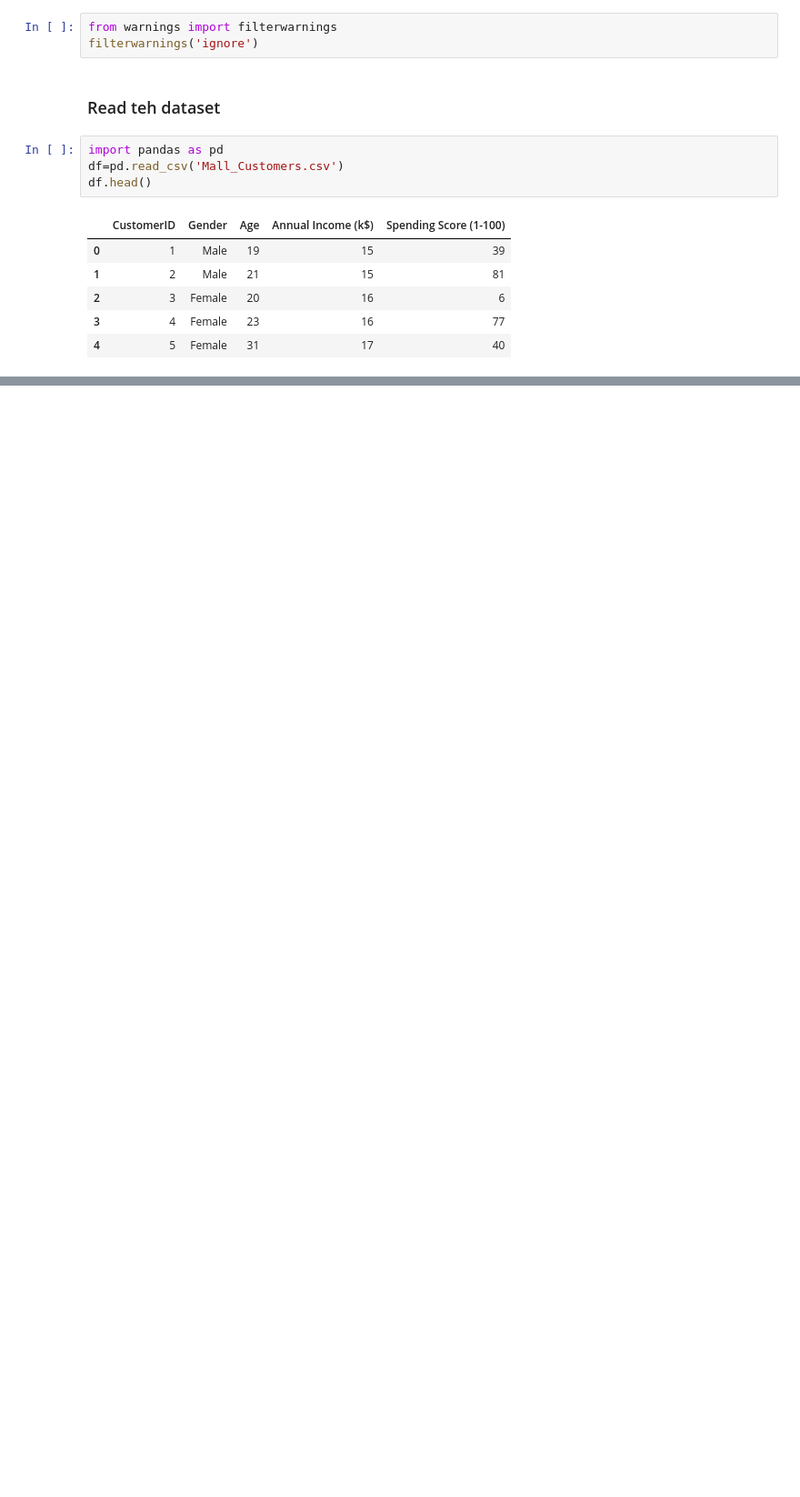
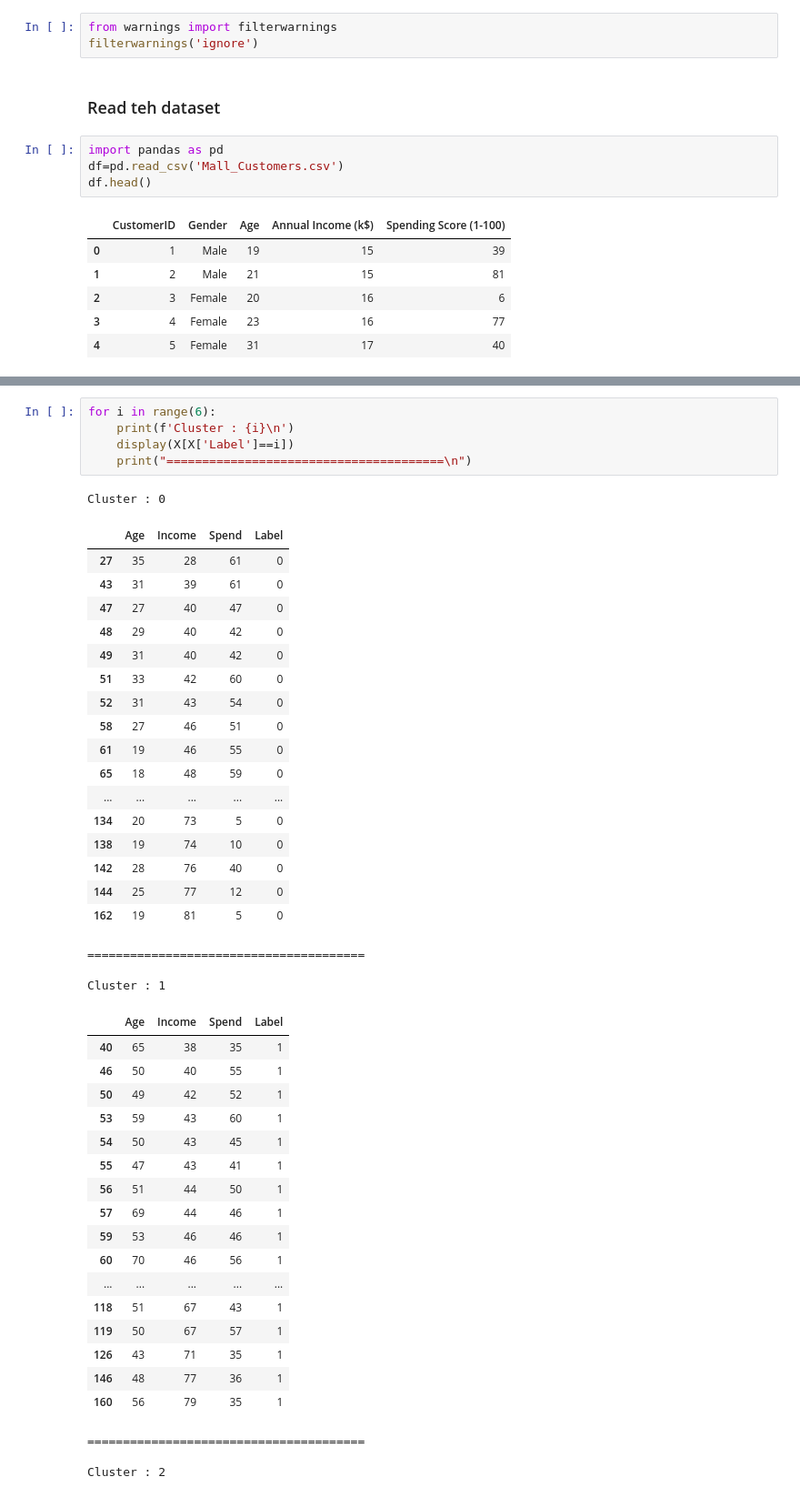
Before and after one commit to nikitagund17/ETLHive, a Jupyter notebook: Hierarchical Clustering/Agglomerative.ipynb, the cells around one changed output, grey strips where cells are left out. Shown: that part at 91% size. Saved outputs shown, nothing was run; the diff lists cells and outputs as text; blank space fills up the shorter version.

```diff
--- a/Hierarchical Clustering/Agglomerative.ipynb
+++ b/Hierarchical Clustering/Agglomerative.ipynb
@@ -20,0 +216,47 @@ df.head()
+# %%
+for i in range(6):
+    print(f'Cluster : {i}\n')
+    display(X[X['Label']==i])
+    print("=======================================\n")
+# %% [output]
+Cluster : 0
+|  | Age | Income | Spend | Label |
+| 27 | 35 | 28 | 61 | 0 |
+| 43 | 31 | 39 | 61 | 0 |
+| 47 | 27 | 40 | 47 | 0 |
+| 48 | 29 | 40 | 42 | 0 |
+| 49 | 31 | 40 | 42 | 0 |
+| 51 | 33 | 42 | 60 | 0 |
+| 52 | 31 | 43 | 54 | 0 |
+| 58 | 27 | 46 | 51 | 0 |
+| 61 | 19 | 46 | 55 | 0 |
+| 65 | 18 | 48 | 59 | 0 |
+| ... | ... | ... | ... | ... |
+| 134 | 20 | 73 | 5 | 0 |
+| 138 | 19 | 74 | 10 | 0 |
+| 142 | 28 | 76 | 40 | 0 |
+| 144 | 25 | 77 | 12 | 0 |
+| 162 | 19 | 81 | 5 | 0 |
+=======================================
+
+Cluster : 1
+|  | Age | Income | Spend | Label |
+| 40 | 65 | 38 | 35 | 1 |
+| 46 | 50 | 40 | 55 | 1 |
+| 50 | 49 | 42 | 52 | 1 |
+| 53 | 59 | 43 | 60 | 1 |
+| 54 | 50 | 43 | 45 | 1 |
+| 55 | 47 | 43 | 41 | 1 |
+| 56 | 51 | 44 | 50 | 1 |
+| 57 | 69 | 44 | 46 | 1 |
+| 59 | 53 | 46 | 46 | 1 |
+| 60 | 70 | 46 | 56 | 1 |
+| ... | ... | ... | ... | ... |
+| 118 | 51 | 67 | 43 | 1 |
+| 119 | 50 | 67 | 57 | 1 |
+| 126 | 43 | 71 | 35 | 1 |
+| 146 | 48 | 77 | 36 | 1 |
+| 160 | 56 | 79 | 35 | 1 |
+=======================================
+
+Cluster : 2
```
Also changed, not shown: parts of 40 cells of this notebook, 3 other files.
